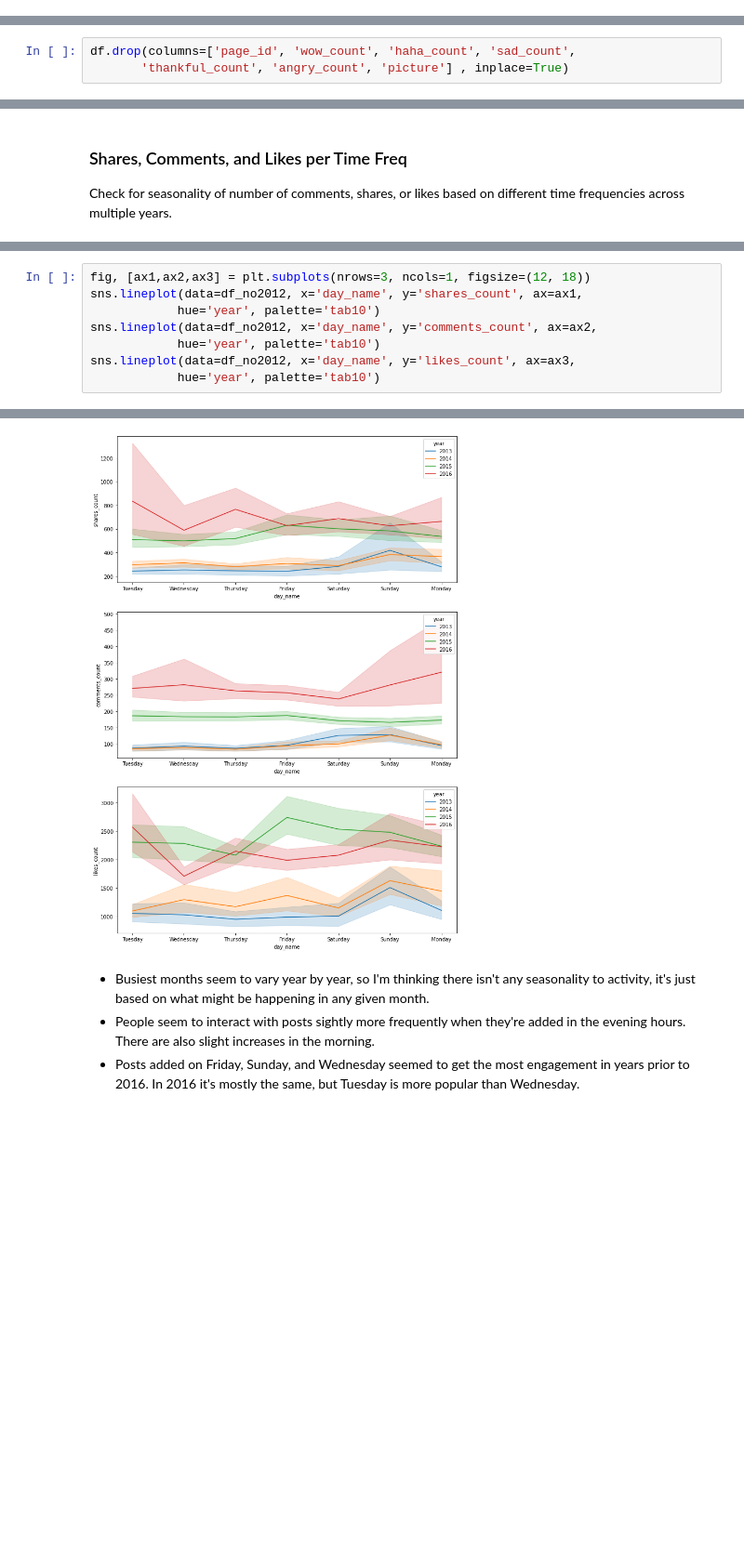
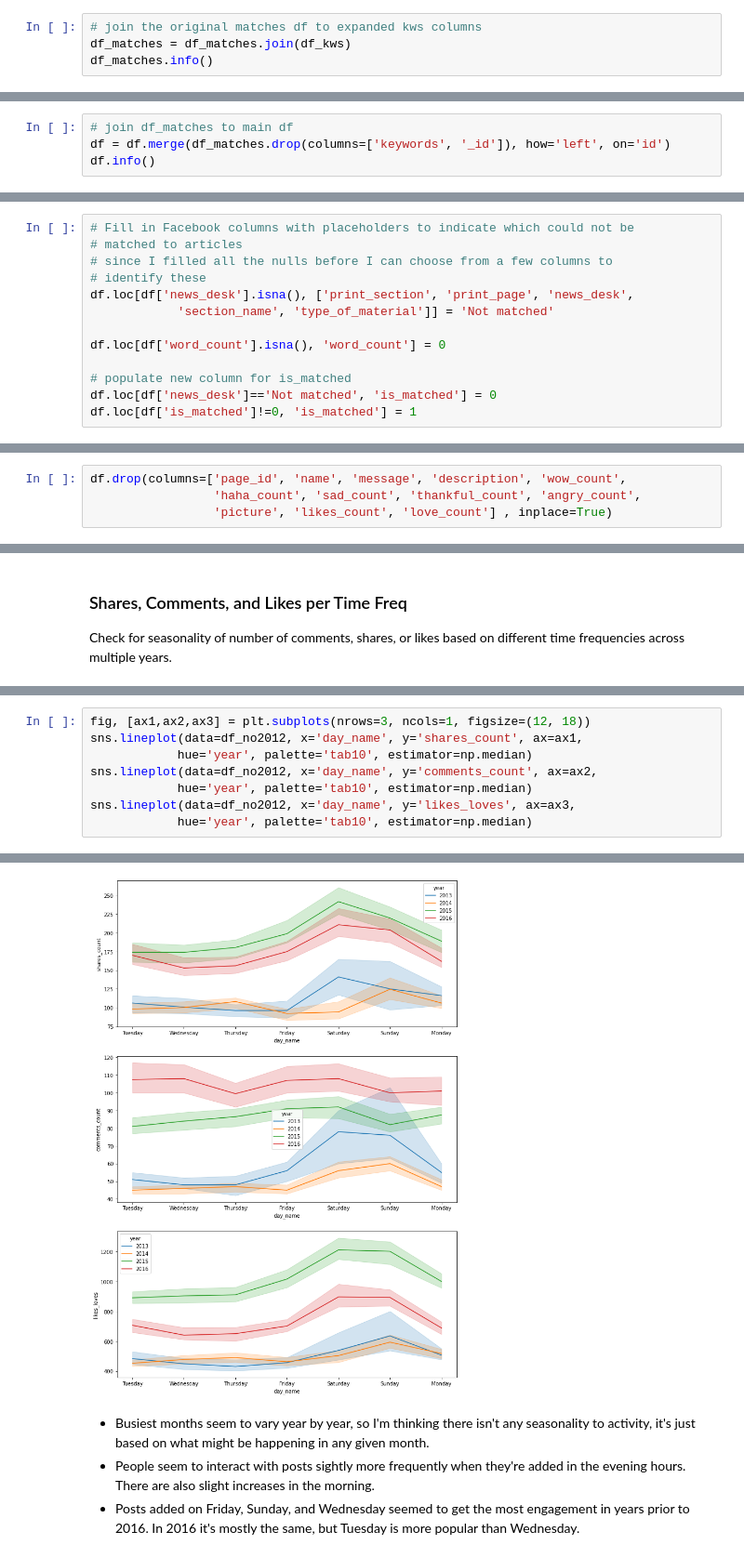
Before and after one commit to jess-miles/nyt-engagement, a Jupyter notebook: index.ipynb, the cells around one changed output, grey strips where cells are left out. Shown at 93% size. Saved outputs shown, nothing was run; the diff lists cells and outputs as text; blank space fills up the shorter version.

```diff
--- a/index.ipynb
+++ b/index.ipynb
@@ -265,0 +516,4 @@ Questions to consider:
+# %%
+# join the original matches df to expanded kws columns
+df_matches = df_matches.join(df_kws)
+df_matches.info()
@@ -265,0 +571,4 @@ Questions to consider:
+# %%
+# join df_matches to main df
+df = df.merge(df_matches.drop(columns=['keywords', '_id']), how='left', on='id')
+df.info()
@@ -265,0 +593,13 @@ Questions to consider:
+# %%
+# Fill in Facebook columns with placeholders to indicate which could not be
+# matched to articles
+# since I filled all the nulls before I can choose from a few columns to
+# identify these
+df.loc[df['news_desk'].isna(), ['print_section', 'print_page', 'news_desk',
+            'section_name', 'type_of_material']] = 'Not matched'
+
+df.loc[df['word_count'].isna(), 'word_count'] = 0
+
+# populate new column for is_matched
+df.loc[df['news_desk']=='Not matched', 'is_matched'] = 0
+df.loc[df['is_matched']!=0, 'is_matched'] = 1
@@ -514,7 +862,8 @@ Index(['id', 'page_id', 'name', 'message', 'description', 'caption',
       dtype='object')
 # %%
-df.drop(columns=['page_id', 'wow_count', 'haha_count', 'sad_count',
-       'thankful_count', 'angry_count', 'picture'] , inplace=True)
+df.drop(columns=['page_id', 'name', 'message', 'description', 'wow_count',
+                 'haha_count', 'sad_count', 'thankful_count', 'angry_count',
+                 'picture', 'likes_count', 'love_count'] , inplace=True)
 # %%
 df.info()
 # %% [output]
@@ -1212,9 +1873,9 @@ plt.legend();
 # %%
 fig, [ax1,ax2,ax3] = plt.subplots(nrows=3, ncols=1, figsize=(12, 18))
 sns.lineplot(data=df_no2012, x='day_name', y='shares_count', ax=ax1,
-            hue='year', palette='tab10')
+            hue='year', palette='tab10', estimator=np.median)
 sns.lineplot(data=df_no2012, x='day_name', y='comments_count', ax=ax2,
-            hue='year', palette='tab10')
-sns.lineplot(data=df_no2012, x='day_name', y='likes_count', ax=ax3,
-            hue='year', palette='tab10')
+            hue='year', palette='tab10', estimator=np.median)
+sns.lineplot(data=df_no2012, x='day_name', y='likes_loves', ax=ax3,
+            hue='year', palette='tab10', estimator=np.median)
 # %% [output]
@@ -1222,4 +1883,4 @@ sns.lineplot(data=df_no2012, x='day_name', y='likes_count', ax=ax3,
-[figure, old version]
+[figure, new version]
 # %% [markdown]
 - Busiest months seem to vary year by year, so I'm thinking there isn't any seasonality to activity, it's just based on what might be happening in any given month.
 - People seem to interact with posts sightly more frequently when they're added in the evening hours. There are also slight increases in the morning.
```
Also changed, not shown: parts of 148 cells of this notebook, 6 other files.
